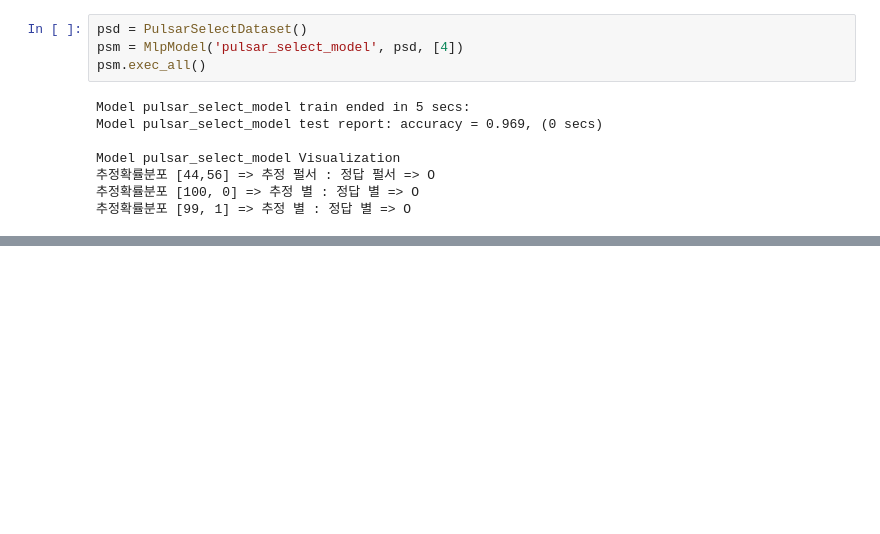
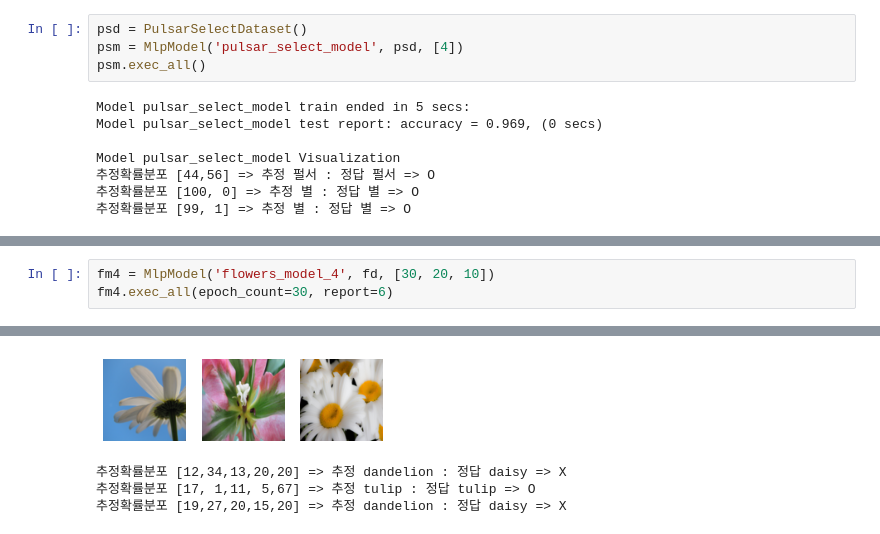
Before and after one commit to Yong-Bin-Park/Deep_Learning, a Jupyter notebook: mlp_model_test.ipynb, the cells around one changed output, grey strips where cells are left out. Drawn from its saved outputs; the diff is of its cells as text; blank space fills up the shorter version.

```diff
--- a/mlp_model_test.ipynb
+++ b/mlp_model_test.ipynb
@@ -110,0 +131,4 @@ Model flowers_model_2 Visualization
+# %%
+fm4 = MlpModel('flowers_model_4', fd, [30, 20, 10])
+fm4.exec_all(epoch_count=30, report=6)
+# %% [output]
@@ -110,0 +145,4 @@ Model flowers_model_2 Visualization
+[figure, added]
+추정확률분포 [12,34,13,20,20] => 추정 dandelion : 정답 daisy => X
+추정확률분포 [17, 1,11, 5,67] => 추정 tulip : 정답 tulip => O
+추정확률분포 [19,27,20,15,20] => 추정 dandelion : 정답 daisy => X
```
Also changed, not shown: parts of 12 cells of this notebook.
